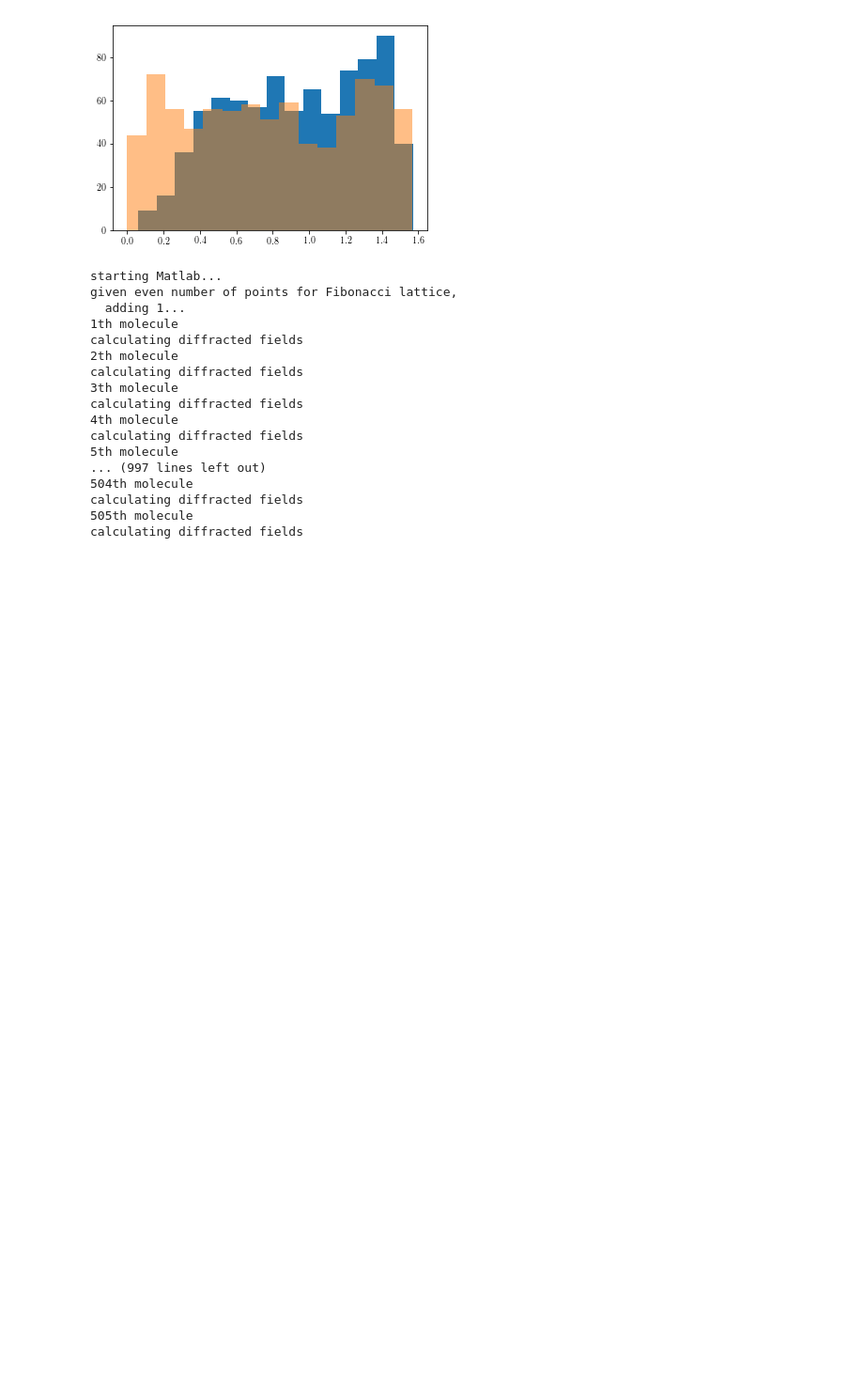
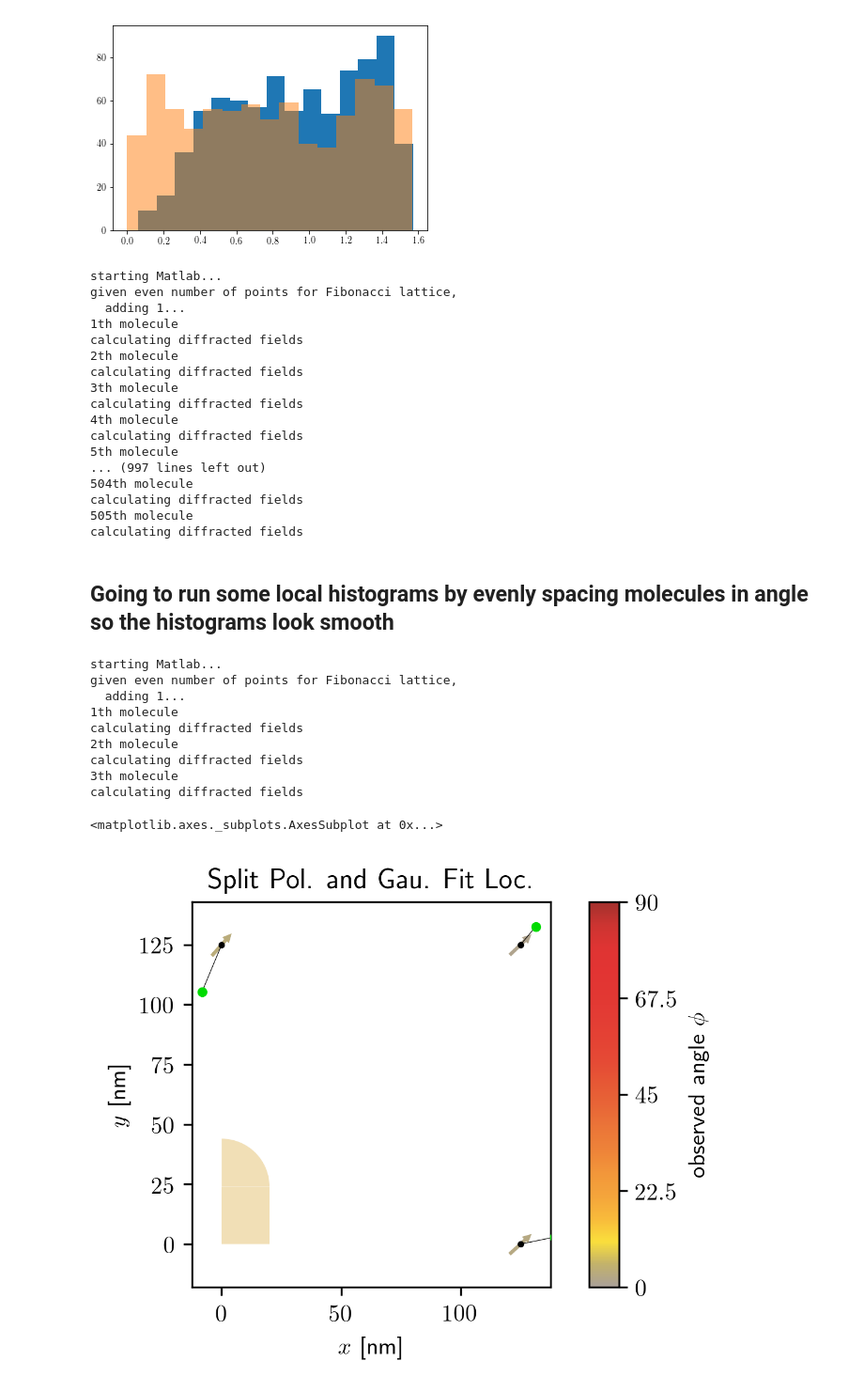
Before and after one commit to HarrisonGoldwyn/mispolarization, a Jupyter notebook: solving_problems/notebooks/mispol_paper_fig5_histograms.ipynb, the cells around one changed output. Shown at 94% size. Drawn from its saved outputs; the diff is of its cells as text; code cells hidden in the pictures; blank space fills up the shorter version.

Commit message:
Notebook updates before trying to package everything up properly for running mispol calculations on the cluster

```diff
--- a/solving_problems/notebooks/mispol_paper_fig5_histograms.ipynb
+++ b/solving_problems/notebooks/mispol_paper_fig5_histograms.ipynb
@@ -1257,3 +467,5 @@ calculating diffracted fields
 calculating diffracted fields
 505th molecule
 calculating diffracted fields
+# %% [markdown]
+## Going to run some local histograms by evenly spacing molecules in angle so the histograms look smooth
@@ -1259,0 +479,18 @@ calculating diffracted fields
+# %%
+locations, angles = fit.fixed_ori_mol_placement(mol_grid_pts_1D=2, x_max=125, y_max=125, mol_angle=np.pi/4)
+simTestInst_few_mol_h_100 = bem.SimulatedExperiment(locations, mol_angle=angles)
+simTestInst_few_mol_h_100.trial_images = simTestInst_few_mol_h_100.calculate_BEM_fields()
+
+simTestInst_few_mol_h_100.plot_mispol_map_wMisloc()
+# %% [output]
+starting Matlab...
+given even number of points for Fibonacci lattice,
+  adding 1...
+1th molecule
+calculating diffracted fields
+2th molecule
+calculating diffracted fields
+3th molecule
+calculating diffracted fields
+<matplotlib.axes._subplots.AxesSubplot at 0x...>
+[figure, added]
```
Also changed, not shown: parts of 36 cells of this notebook, 2 other files.
